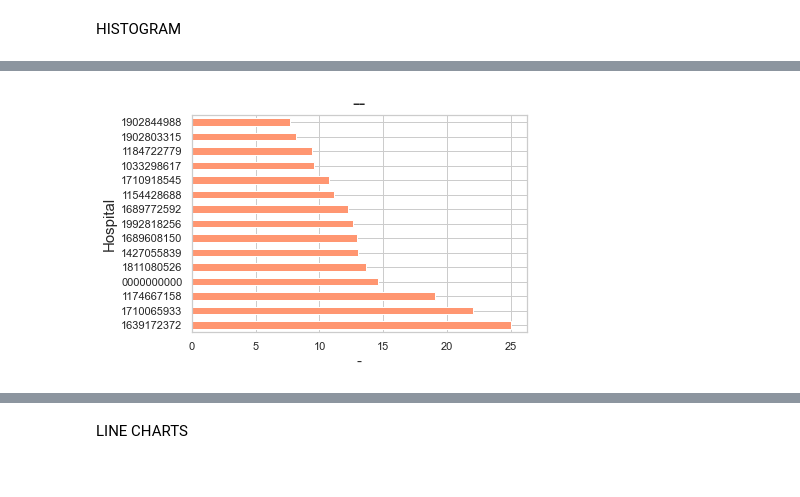
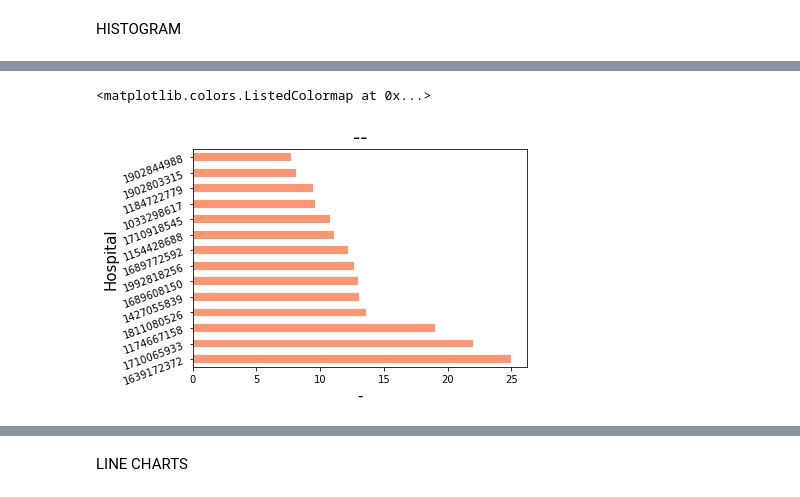
Before and after one commit to tipearso/hospital-readmissions, a Jupyter notebook: notebooks/plots.ipynb, the cells around one changed output, grey strips where cells are left out. Cells and saved outputs as stored; diff of their text form; code cells hidden in the pictures.

```diff
--- a/notebooks/plots.ipynb
+++ b/notebooks/plots.ipynb
@@ -12,4 +12,4 @@ pd.set_option('display.max_columns', None)
 mem = pd.read_csv('../data/NSS_GreatCare_Members.csv')
 adm = pd.read_csv('../data/NSS_Hospital_Inpatient_Admissions.csv')
 pcp = pd.read_csv('../data/NSS_PrimaryCare_Office_Visits.csv', low_memory = False)
-pcp.head(2)
+hosp = pd.read_csv('../data/hosp_npi.csv')
@@ -164,3 +115,25 @@ read_count_attendant_high = read_count_attendant[read_count_attendant['Encounter
 read_count_month = one_top.groupby(['year','month'], as_index=False).count()
 read_count_month = read_count_month.sort_values(['year','month','Patient ID'], ascending = (True,True,False))
 read_count_month_high = read_count_month[read_count_month['Encounter ID'] >= 0]
+# %%
+combo = read_count_hospital_high2.merge(ad_count_hospital_high2, how = 'left', on = 'Facility Provider NPI')
+combo['rate']= combo['Encounter ID_x']/  combo['Encounter ID_y'] *100
+combo = combo.sort_values(['rate'], ascending = (False))
+combo = combo[combo['Encounter ID_y'] >= 20]
+
+combo3 = one_top[one_top['Days Since Last Visit'] == '0 days']
+combo3 = combo3.groupby(['Facility Provider NPI'], as_index=False).count()
+combo3 = combo3.sort_values(['Encounter ID'], ascending = (False))
+combo3 = combo3[['Facility Provider NPI', 'Patient ID']]
+combo4 = combo.merge(combo3, how = 'left', on = 'Facility Provider NPI')
+combo4 = combo4.sort_values(['Patient ID'], ascending = (False))
+combo4['same day'] = combo4['Patient ID']/ combo4['Encounter ID_y']*100
+combo4 = combo4[['Facility Provider NPI','rate', 'same day']]
+combo4 = combo4.sort_values(['rate'], ascending = (True))
+combo4['Facility Provider NPI'] = combo4['Facility Provider NPI'].astype(str).astype(int)
+combo4 = combo4.merge(hosp, how = 'left', left_on = 'Facility Provider NPI', right_on = 'NPI')
+combo4 = combo4[['Facility Provider NPI', 'rate','same day','Facility']]
+
+combo4 = combo4[combo4['Facility Provider NPI'] != 0]
+
+combo4
@@ -209,6 +219,0 @@ plt.savefig('../imgs/frequentfliers', transparent = True)
-# %%
-sns.set_theme(style="whitegrid")
-
-ax1 = sns.barplot(x=occurance5['Facility Provider NPI'], y=occurance5['rate'],  data=occurance5)#.set(title='Title of Plot');
-#ax1.axhline(mean, color='r', linestyle='--', label="Mean")
-_=ax1.legend()
@@ -218,11 +220,14 @@ No handles with labels found to put in legend.
 # %%
-_=ax = combo4.plot.barh(x='Facility Provider NPI', y= 'rate', rot=0,legend=False,color=['#ff9671'])
+_=ax = combo4.plot.barh(x='Facility Provider NPI', y= 'rate', rot=20,legend=False,color=['#ff9671'])
 _=plt.title("--", fontsize = 20)
 _=plt.xlabel("-", fontsize = 15)
 _=plt.ylabel("Hospital", fontsize = 15)
 
 plt.savefig('../imgs/frequentfliers', transparent = True)
+c = sns.color_palette("ch:start=.2,rot=-.3", as_cmap=True)
+c
 # %% [output]
+<matplotlib.colors.ListedColormap at 0x...>
-[figure, old version]
+[figure, new version]
 # %%
 mean = occurance4['Encounter ID'].mean()
```
Also changed, not shown: parts of 23 cells of this notebook, 5 other files.
